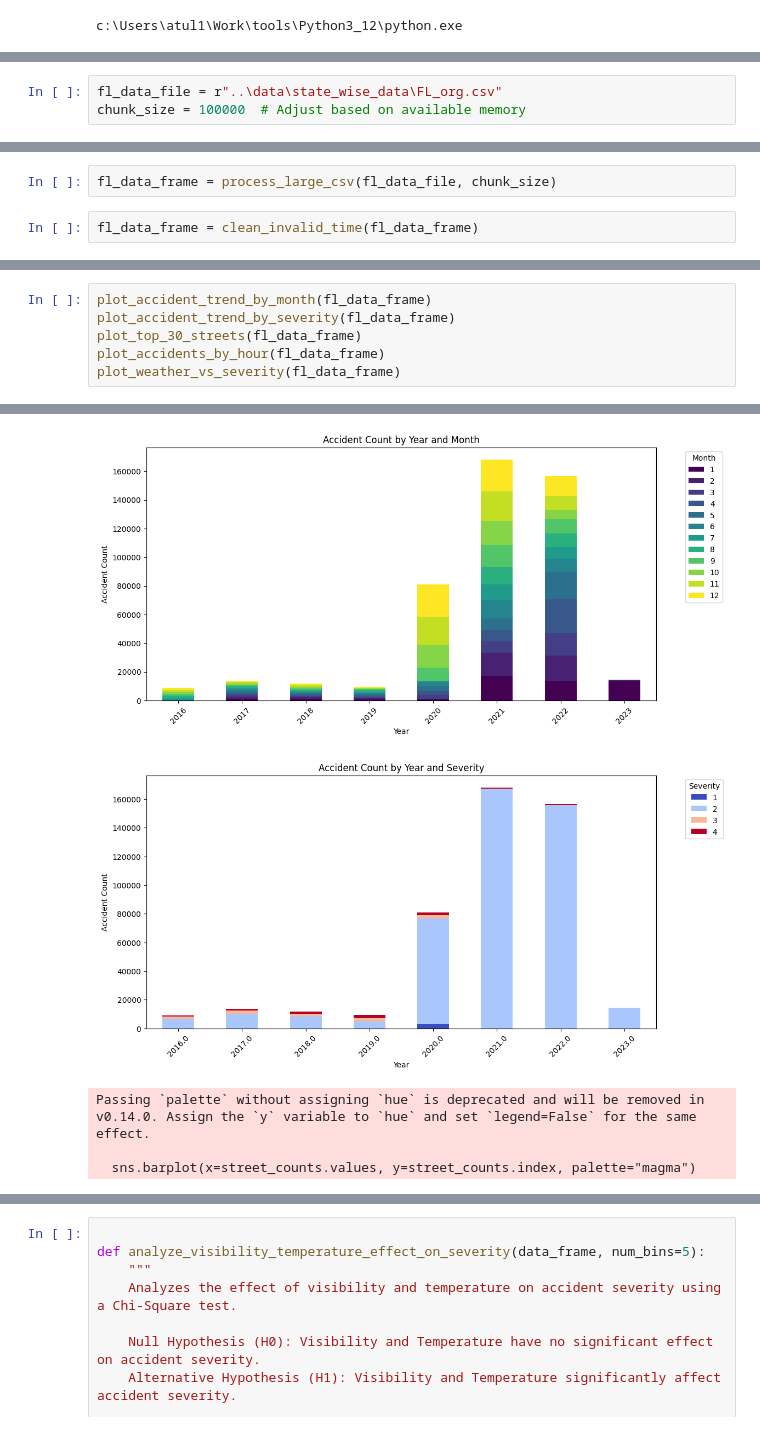
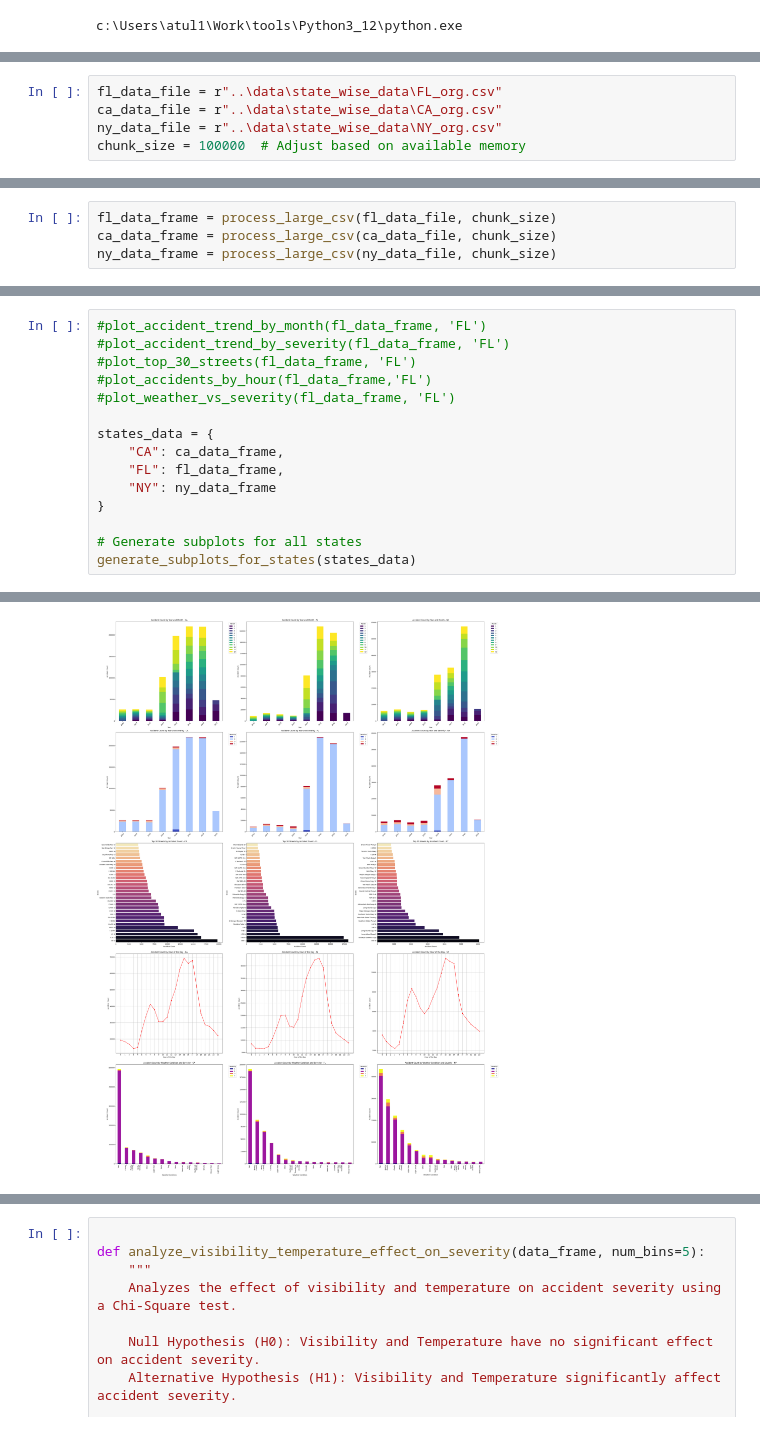
Before and after one commit to aaiprojects/aai-500-02, a Jupyter notebook: src/Florida_Accident_Data_Analysis.ipynb, the cells around one changed output, grey strips where cells are left out. Saved outputs shown, nothing was run; the diff lists cells and outputs as text.

```diff
--- a/src/Florida_Accident_Data_Analysis.ipynb
+++ b/src/Florida_Accident_Data_Analysis.ipynb
@@ -77,6 +78,8 @@ import scipy.stats as stats
 #https://simplemaps.com/data/us-cities
 # %%
 fl_data_file = r"..\data\state_wise_data\FL_org.csv"
+ca_data_file = r"..\data\state_wise_data\CA_org.csv"
+ny_data_file = r"..\data\state_wise_data\NY_org.csv"
 chunk_size = 100000  # Adjust based on available memory
 # %%
 # Creating a DataFrame from the given data
@@ -244,8 +264,8 @@ def plot_weather_vs_severity(fl_data_frame):
     plt.show()
 # %%
 fl_data_frame = process_large_csv(fl_data_file, chunk_size)
+ca_data_frame = process_large_csv(ca_data_file, chunk_size)
+ny_data_frame = process_large_csv(ny_data_file, chunk_size)
-# %%
-fl_data_frame = clean_invalid_time(fl_data_frame)
 # %%
 print("\n Florida Data Frame Info: \n",fl_data_frame.info())
 
@@ -272,9 +292,18 @@ Data columns (total 26 columns):
 max        107.000000     100.000000        23.00000       984.000000
 std         10.136450      17.003620         1.58284         5.277901
 # %%
-plot_accident_trend_by_month(fl_data_frame)
-plot_accident_trend_by_severity(fl_data_frame)
-plot_top_30_streets(fl_data_frame)
-plot_accidents_by_hour(fl_data_frame)
-plot_weather_vs_severity(fl_data_frame)
+#plot_accident_trend_by_month(fl_data_frame, 'FL')
+#plot_accident_trend_by_severity(fl_data_frame, 'FL')
+#plot_top_30_streets(fl_data_frame, 'FL')
+#plot_accidents_by_hour(fl_data_frame,'FL')
+#plot_weather_vs_severity(fl_data_frame, 'FL')
+
+states_data = {
+    "CA": ca_data_frame,
+    "FL": fl_data_frame,
+    "NY": ny_data_frame
+}
+
+# Generate subplots for all states
+generate_subplots_for_states(states_data)
 # %% [output]
@@ -281,5 +321 @@ plot_weather_vs_severity(fl_data_frame)
-[figure, old version]
+[figure, new version]
-[figure, removed]
-Passing `palette` without assigning `hue` is deprecated and will be removed in v0.14.0. Assign the `y` variable to `hue` and set `legend=False` for the same effect.
-
-  sns.barplot(x=street_counts.values, y=street_counts.index, palette="magma")
```
Also changed, not shown: parts of 5 cells of this notebook, 2 other files.
